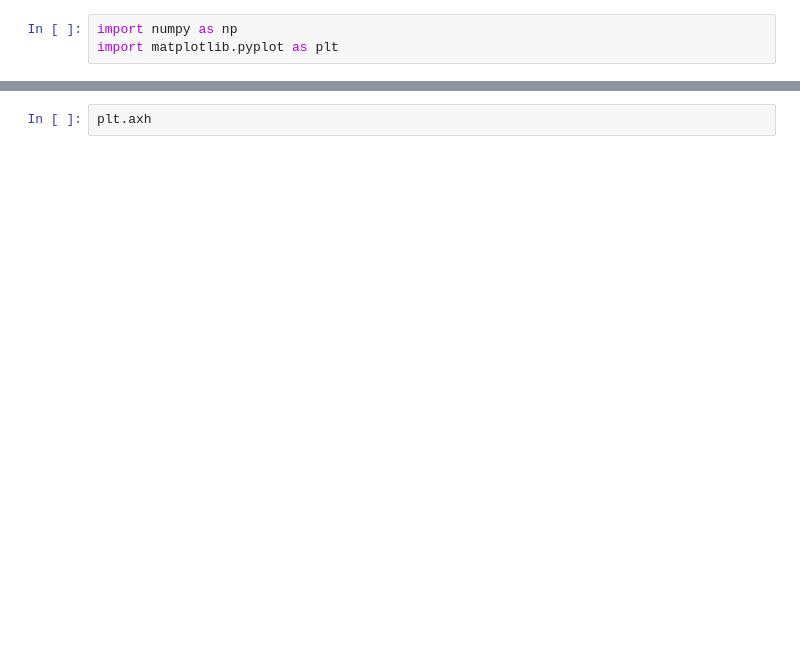
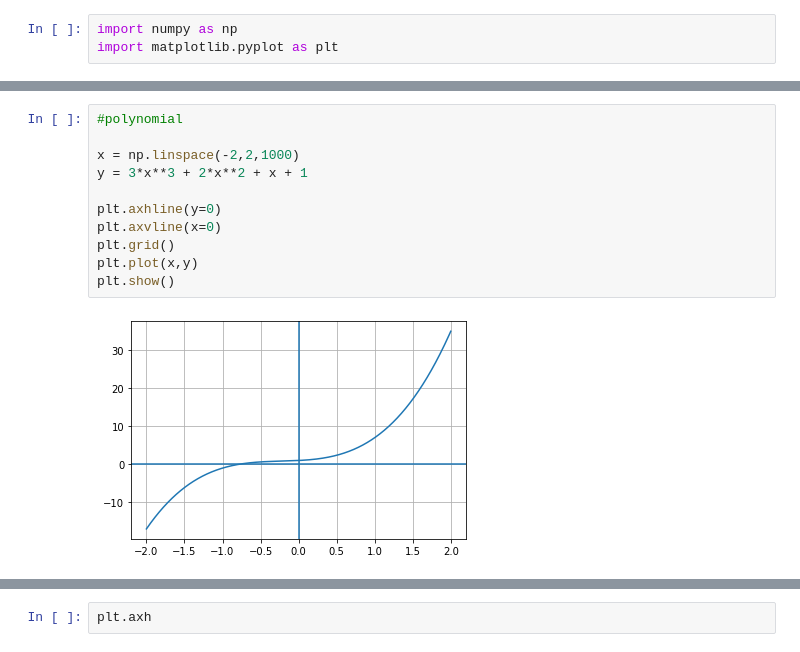
Before and after one commit to msmx2022/Calculus-for-ML, a Jupyter notebook: 1-functions.ipynb, the cells around one changed output, grey strips where cells are left out. Drawn from its saved outputs; the diff is of its cells as text; blank space fills up the shorter version.

```diff
--- a/1-functions.ipynb
+++ b/1-functions.ipynb
@@ -3,0 +17,13 @@ import matplotlib.pyplot as plt
+# %%
+#polynomial
+
+x = np.linspace(-2,2,1000)
+y = 3*x**3 + 2*x**2 + x + 1
+
+plt.axhline(y=0)
+plt.axvline(x=0)
+plt.grid()
+plt.plot(x,y)
+plt.show()
+# %% [output]
+[figure, added]
```
Also changed, not shown: parts of 5 cells of this notebook.
